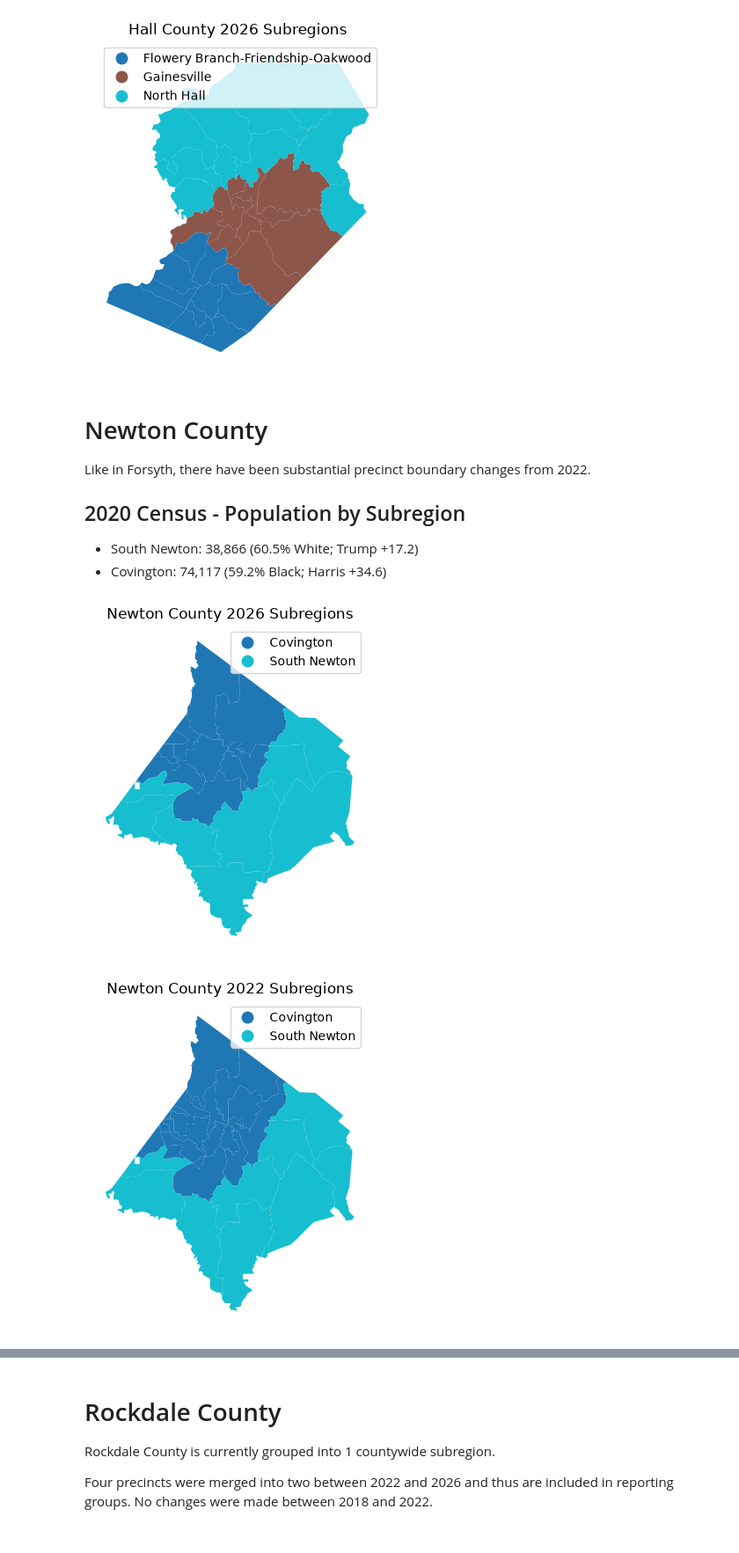
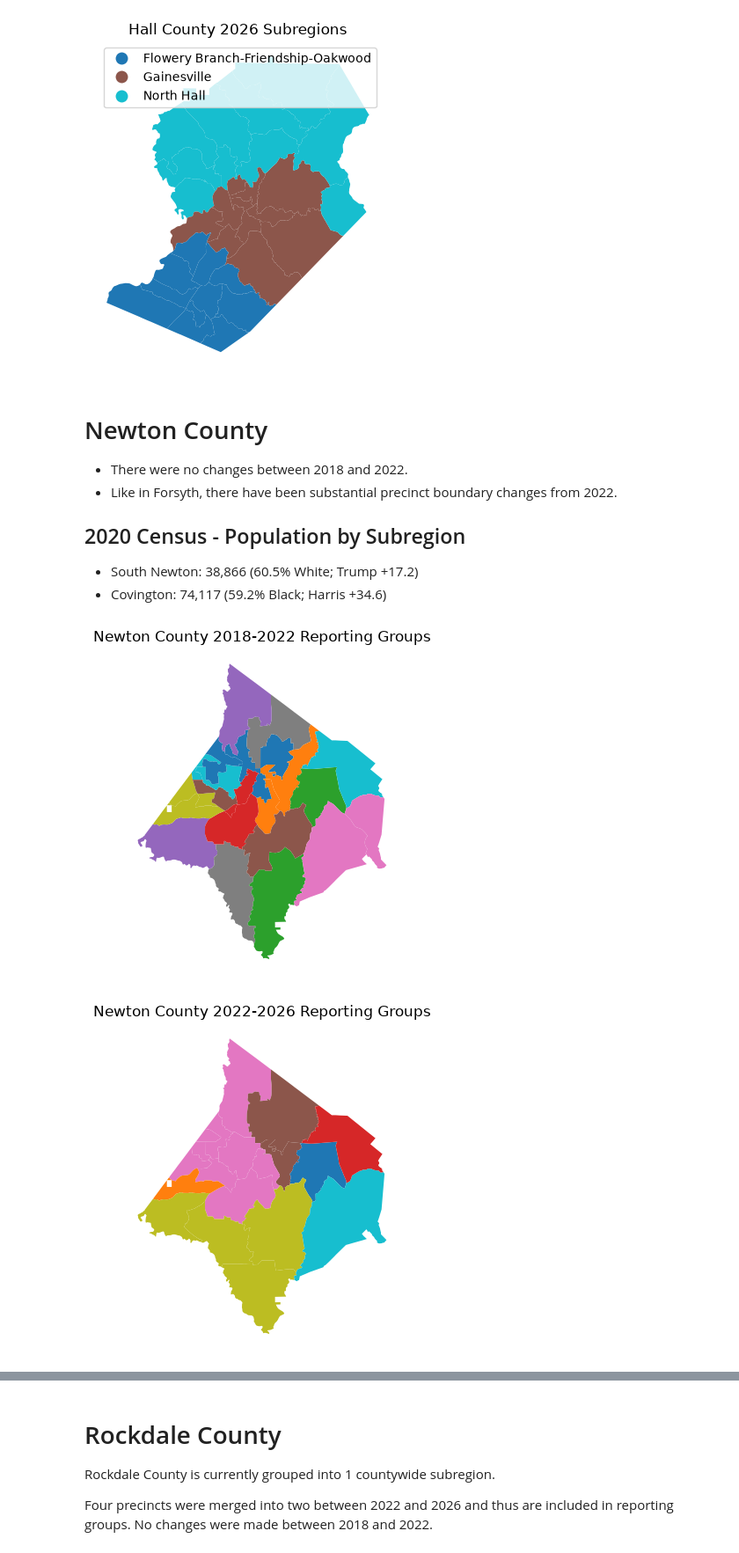
Before and after one commit to davidboers/2026electionmodels, a Jupyter notebook: metro_prec.ipynb, the cells around one changed output, grey strips where cells are left out. Shown at 88% size. Saved outputs shown, nothing was run; the diff lists cells and outputs as text; code cells hidden in the pictures.

```diff
--- a/metro_prec.ipynb
+++ b/metro_prec.ipynb
@@ -118,18 +126,28 @@ def create_prg_map(intersections: geopandas.GeoDataFrame, prg_prefix: str,
 
 def build_prgs(old, new, prg_prefix):
     inters = precinct_overlaps(old, new)
-    old_precincts = old['Reporting Group'] if 'Reporting Group' in old else pd.Series()
-    new_precincts = new['Reporting Group'] if 'Reporting Group' in new else pd.Series()
+    old_precincts = pd.Series()
+    new_precincts = pd.Series()
     old_precincts, new_precincts = create_prg_map(inters, prg_prefix, old_precincts,
                                                   new_precincts)
+
     def lookup(d, x):
         try:
             return d[x]
         except KeyError:
             print(inters[(inters['old_precinct'] == x) | (inters['new_precinct'] == x)])
             raise
-    old['Reporting Group'] = old['Precinct'].map(lambda x: lookup(old_precincts, x))
-    new['Reporting Group'] = new['Precinct'].map(lambda x: lookup(new_precincts, x))
+
+    old_year = np.unique(old['Election'].values)
+    new_year = np.unique(new['Election'].values)
+    assert len(old_year) == 1
+    assert len(new_year) == 1
+    [old_year] = old_year
+    [new_year] = new_year
+    rg_field = f'Reporting Group ({old_year}-{new_year})'
+
+    old[rg_field] = old['Precinct'].map(lambda x: lookup(old_precincts, x))
+    new[rg_field] = new['Precinct'].map(lambda x: lookup(new_precincts, x))
     return old, new
 # %% [markdown]
 # Fulton County
@@ -970,7 +658,8 @@ hall2018['Election'] = '2018'
 # %% [markdown]
 # Newton County
 
-Like in Forsyth, there have been substantial precinct boundary changes from 2022.
+* There were no changes between 2018 and 2022.
+* Like in Forsyth, there have been substantial precinct boundary changes from 2022.
 
 ## 2020 Census - Population by Subregion
 
@@ -994,51 +683,50 @@ def newton_subregion(precinct_group: str):
 
     except KeyError:
         return 'Covington'
 
 newton2026 = geopandas.read_file('./gis/Newton2026.zip')
 newton2026 = newton2026.rename(columns={'PRECINCT_N': 'Precinct', 'ID': 'Precinct ID'})
 newton2026 = newton2026.set_index('Precinct', drop=False)
 newton2026['County'] = 'Newton'
 newton2026['Election'] = '2026'
 
 newton2022 = geopandas.read_file('./gis/Newton2022.zip')
 newton2022 = newton2022.rename(columns={'PRECINCT_N': 'Precinct', 'ID': 'Precinct ID'})
 newton2022 = newton2022.set_index('Precinct', drop=False)
 newton2022['County'] = 'Newton'
 newton2022['Election'] = '2022'
 
 # Reporting groups
 newton2022, newton2026 = build_prgs(newton2022, newton2026, 'Newton')
 
 # Subregions
-newton2026['Subregion'] = newton2026['Reporting Group'].apply(newton_subregion)
-newton2022['Subregion'] = newton2022['Reporting Group'].apply(newton_subregion)
-
-ax = newton2026.plot(column='Subregion', legend=True)
-ax.set_title('Newton County 2026 Subregions')
-ax.set_axis_off()
-
-ax1 = newton2022.plot(column='Subregion', legend=True)
-ax1.set_title('Newton County 2022 Subregions')
-ax1.set_axis_off()
-
-ax2 = newton2026.plot(column='Reporting Group', legend=True)
-ax2.set_title('Newton County 2026 Reporting Groups')
-ax2.set_axis_off()
-
-ax3 = newton2022.plot(column='Reporting Group', legend=True)
-ax3.set_title('Newton County 2022 Reporting Groups')
-ax3.set_axis_off()
-plt.show()
+newton2026['Subregion'] = newton2026['Reporting Group (2022-2026)'].apply(newton_subregion)
+newton2022['Subregion'] = newton2022['Reporting Group (2022-2026)'].apply(newton_subregion)
 
 newton2018 = newton2022.copy()
 newton2018['Election'] = '2018'
 
 def renamer(x):
     return '-'.join(x.split('-')[1:])
 
 newton2018['Precinct'] = newton2018['Precinct'].map(renamer)
 newton2018 = newton2018.set_index('Precinct', drop=False)
+
+newton2018, newton2022 = build_prgs(newton2018, newton2022, 'Newton')
+newton2018, newton2026 = build_prgs(newton2018, newton2026, 'Newton')
+
+ax1 = newton2018.plot(column='Reporting Group (2018-2022)')
+ax1.set_title('Newton County 2018-2022 Reporting Groups')
+ax1.set_axis_off()
+
+ax2 = newton2026.plot(column='Reporting Group (2022-2026)')
+ax2.set_title('Newton County 2022-2026 Reporting Groups')
+ax2.set_axis_off()
+
+ax3 = newton2022.plot(column='Reporting Group (2022-2026)')
+ax3.set_title('Newton County 2022-2026 Reporting Groups')
+ax3.set_axis_off()
+plt.show()
 # %% [output]
-[figure, old version]
+[figure, new version]
-[figure, old version]
+[figure, new version]
```
Also changed, not shown: parts of 16 cells of this notebook, 13 other files.
